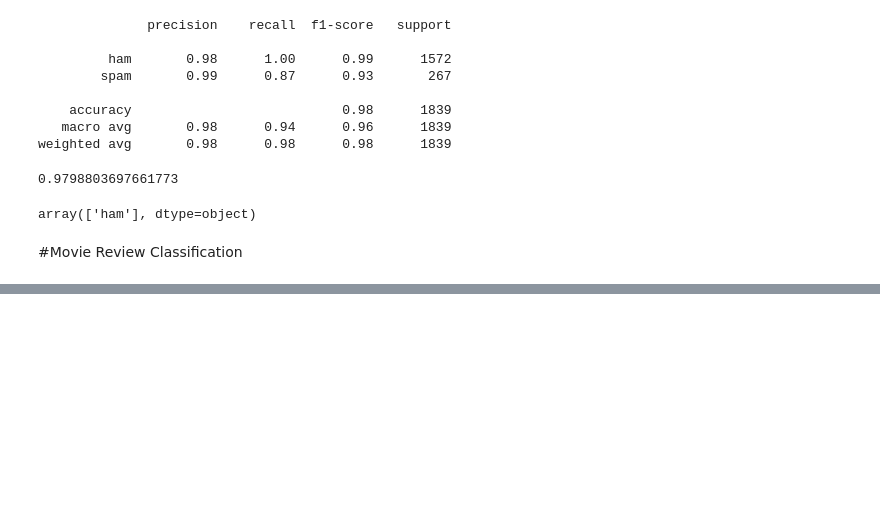
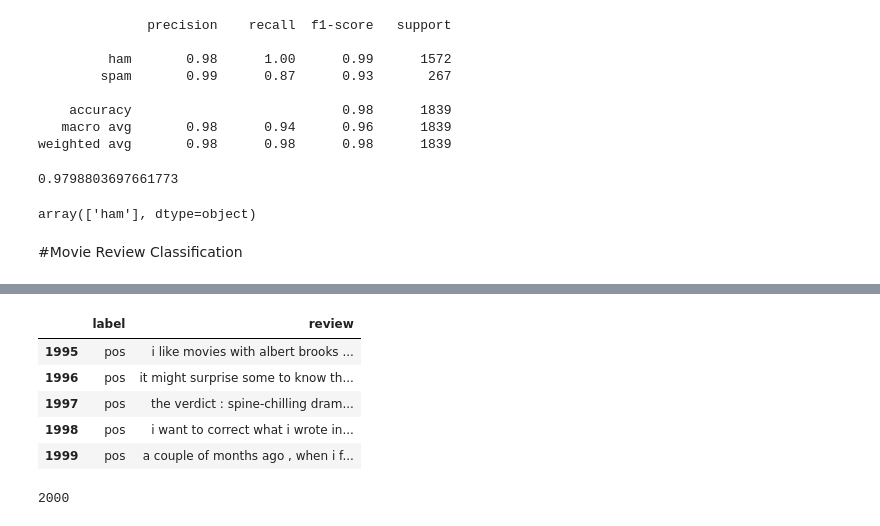
Before and after one commit to mralamdari/NLP-Text_Classification, a Jupyter notebook: NLP_Text_Classification_Beginner.ipynb, the cells around one changed output, grey strips where cells are left out. Saved outputs shown, nothing was run; the diff lists cells and outputs as text; code cells hidden in the pictures; blank space fills up the shorter version.

```diff
--- a/NLP_Text_Classification_Beginner.ipynb
+++ b/NLP_Text_Classification_Beginner.ipynb
@@ -279,0 +293,15 @@ array(['ham'], dtype=object)
+# %%
+df = pd.read_csv('moviereviews.tsv',sep='\t')
+# %%
+df.tail()
+# %% [output]
+|  | label | review |
+| 1995 | pos | i like movies with albert brooks ... |
+| 1996 | pos | it might surprise some to know th... |
+| 1997 | pos | the verdict : spine-chilling dram... |
+| 1998 | pos | i want to correct what i wrote in... |
+| 1999 | pos | a couple of months ago , when i f... |
+# %%
+len(df)
+# %% [output]
+2000
```
Also changed, not shown: parts of 6 cells of this notebook.
